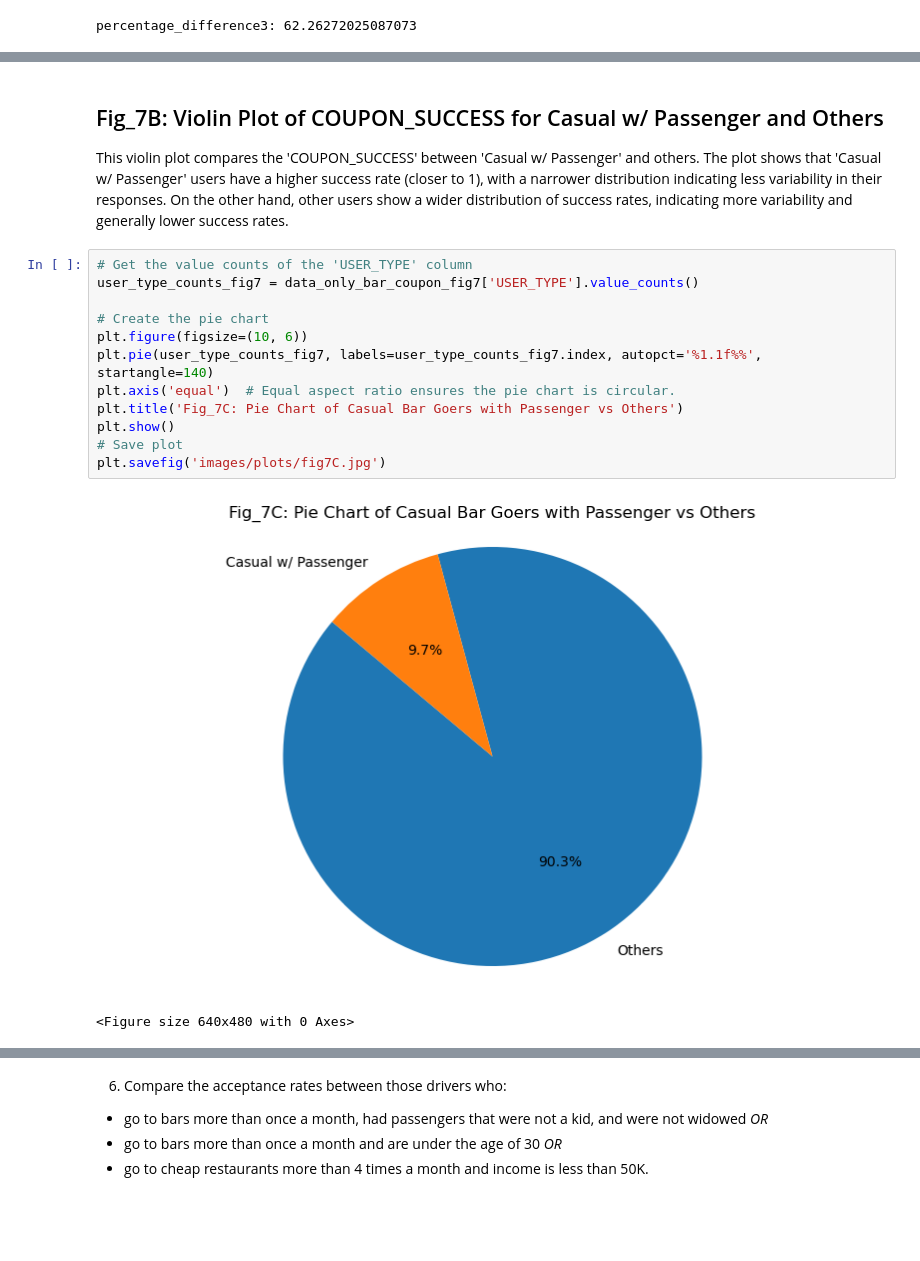
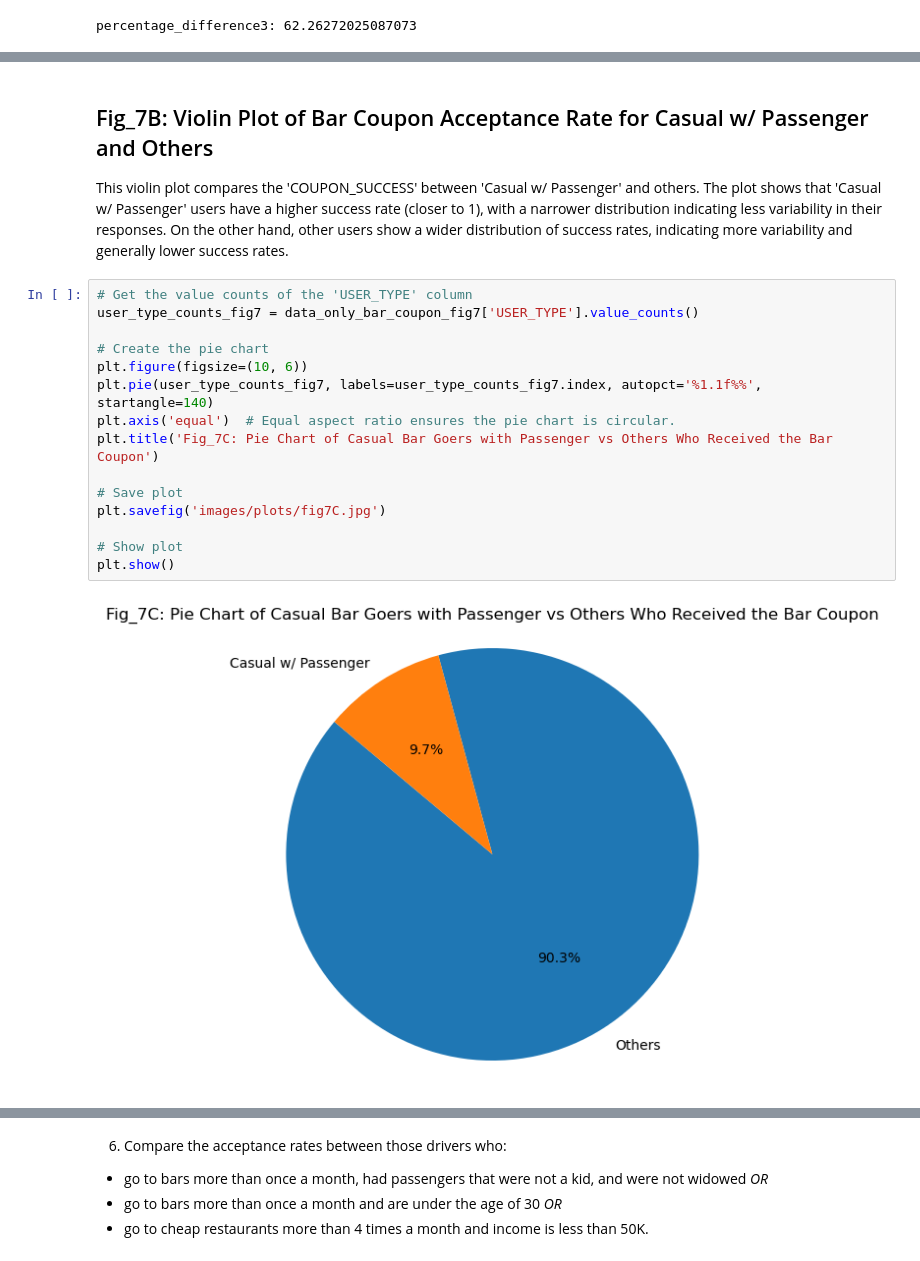
Before and after one commit to elmunoz42/berkeley-aiml-coupon-analysis, a Jupyter notebook: prompt.ipynb, the cells around one changed output, grey strips where cells are left out. Drawn from its saved outputs; the diff is of its cells as text; blank space fills up the shorter version.

```diff
--- a/prompt.ipynb
+++ b/prompt.ipynb
@@ -694,20 +696,22 @@ plt.show()
 # %% [markdown]
-## Fig_7B: Violin Plot of COUPON_SUCCESS for Casual w/ Passenger and Others
+## Fig_7B: Violin Plot of Bar Coupon Acceptance Rate for Casual w/ Passenger and Others
 
 This violin plot compares the 'COUPON_SUCCESS' between 'Casual w/ Passenger' and others. The plot shows that 'Casual w/ Passenger' users have a higher success rate (closer to 1), with a narrower distribution indicating less variability in their responses. On the other hand, other users show a wider distribution of success rates, indicating more variability and generally lower success rates.
 # %%
 # Get the value counts of the 'USER_TYPE' column
 user_type_counts_fig7 = data_only_bar_coupon_fig7['USER_TYPE'].value_counts()
 
 # Create the pie chart
 plt.figure(figsize=(10, 6))
 plt.pie(user_type_counts_fig7, labels=user_type_counts_fig7.index, autopct='%1.1f%%', startangle=140)
 plt.axis('equal')  # Equal aspect ratio ensures the pie chart is circular.
-plt.title('Fig_7C: Pie Chart of Casual Bar Goers with Passenger vs Others')
-plt.show()
+plt.title('Fig_7C: Pie Chart of Casual Bar Goers with Passenger vs Others Who Received the Bar Coupon')
+
 # Save plot
 plt.savefig('images/plots/fig7C.jpg')
+
+# Show plot
+plt.show()
 # %% [output]
-[figure, old version]
+[figure, new version]
-<Figure size 640x480 with 0 Axes>
 # %% [markdown]
```
Also changed, not shown: parts of 26 cells of this notebook, 6 other files.
